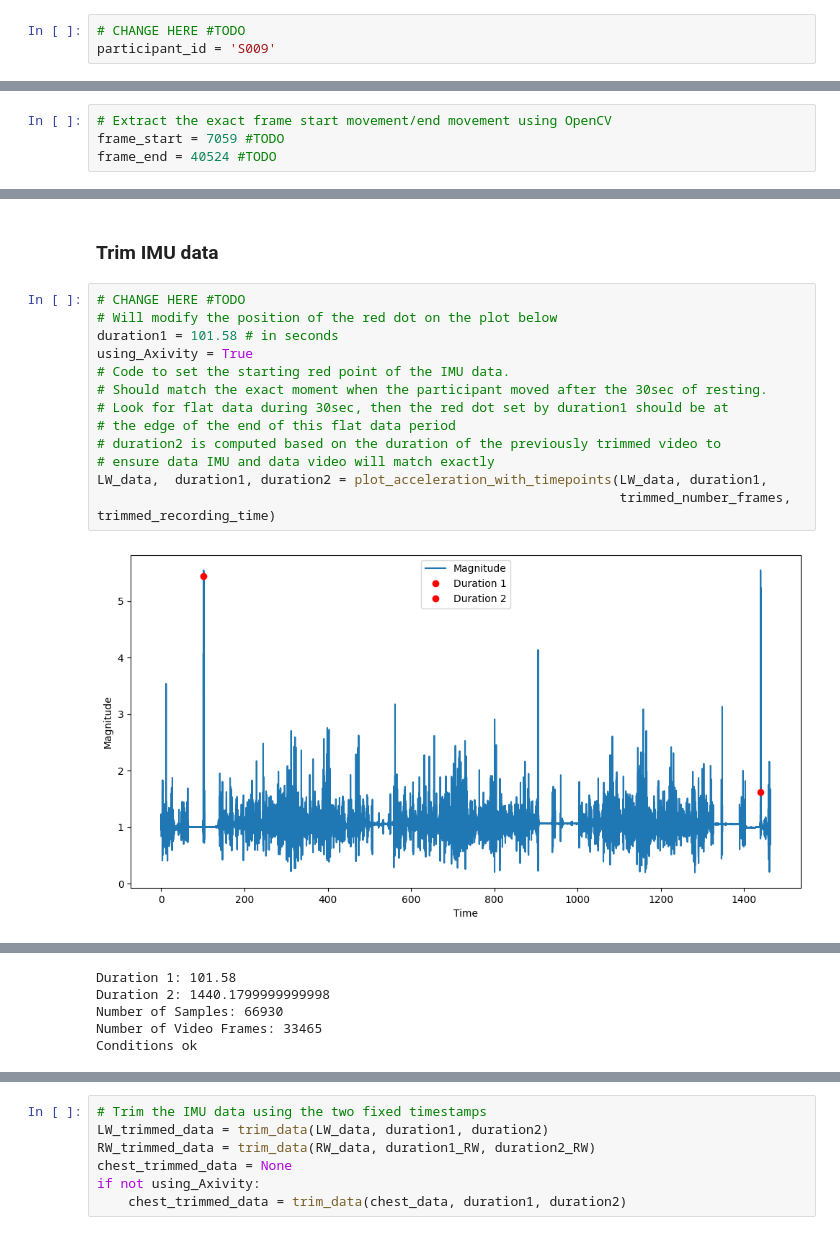
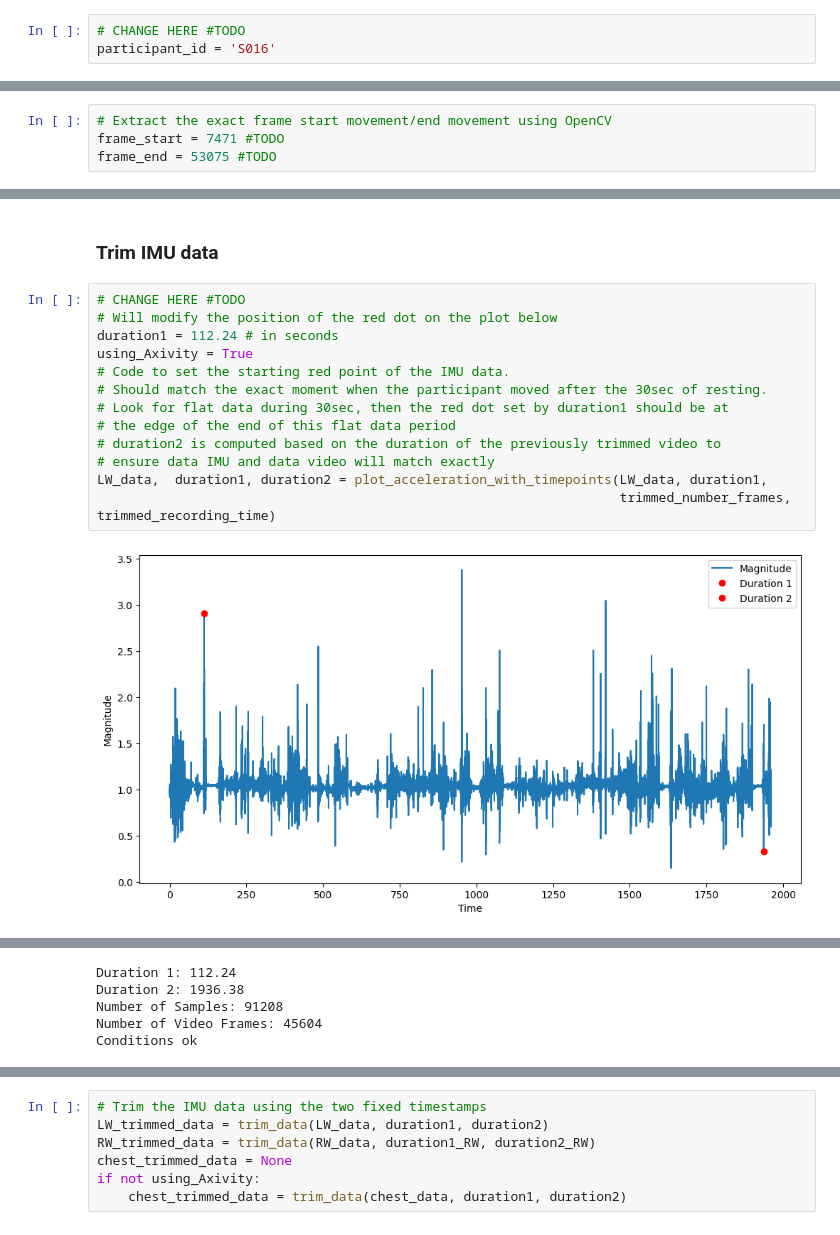
Before and after one commit to gloorli/ul-movement-tracking, a Jupyter notebook: src/synch_video_IMU.ipynb, the cells around one changed output, grey strips where cells are left out. Saved outputs shown, nothing was run; the diff lists cells and outputs as text.

```diff
--- a/src/synch_video_IMU.ipynb
+++ b/src/synch_video_IMU.ipynb
@@ -22,7 +22,7 @@ from utilities import *
 - save the trimmed video as MP4 for labelbox
 # %%
 # CHANGE HERE #TODO
-participant_id = 'S009'
+participant_id = 'S016'
 # %%
 path, video_path, imu_path = get_participant_paths(participant_id, study_folder='../data/CreateStudy')
 print("Video Path:", video_path)
@@ -42,8 +42,8 @@ number_frames, fps, recording_time, creation_time, timestamps = metadata
 read_video_frames(video_path)
 # %%
 # Extract the exact frame start movement/end movement using OpenCV
-frame_start = 7059 #TODO
-frame_end = 40524 #TODO
+frame_start = 7471 #TODO
+frame_end = 53075 #TODO
 # %%
 # Get Trimming parameters
 video_start_timestamp, video_end_timestamp,trimmed_video_duration = get_trimmed_video_timestamps(frame_start, frame_end, timestamps)
@@ -253,15 +255,15 @@ plot_acceleration_magnitude(RW_data,50)
 # %%
 # CHANGE HERE #TODO
 # Will modify the position of the red dot on the plot below
-duration1 = 101.58 # in seconds
+duration1 = 112.24 # in seconds
 using_Axivity = True
 # Code to set the starting red point of the IMU data.
 # Should match the exact moment when the participant moved after the 30sec of resting.
 # Look for flat data during 30sec, then the red dot set by duration1 should be at
 # the edge of the end of this flat data period
 # duration2 is computed based on the duration of the previously trimmed video to
 # ensure data IMU and data video will match exactly
 LW_data,  duration1, duration2 = plot_acceleration_with_timepoints(LW_data, duration1,
                                                                    trimmed_number_frames, trimmed_recording_time)
 # %% [output]
-[figure, old version]
+[figure, new version]
@@ -269,5 +271,5 @@ LW_data,  duration1, duration2 = plot_acceleration_with_timepoints(LW_data, dura
-Duration 1: 101.58
-Duration 2: 1440.1799999999998
-Number of Samples: 66930
-Number of Video Frames: 33465
+Duration 1: 112.24
+Duration 2: 1936.38
+Number of Samples: 91208
+Number of Video Frames: 45604
 Conditions ok
```
Also changed, not shown: parts of 11 cells of this notebook.
